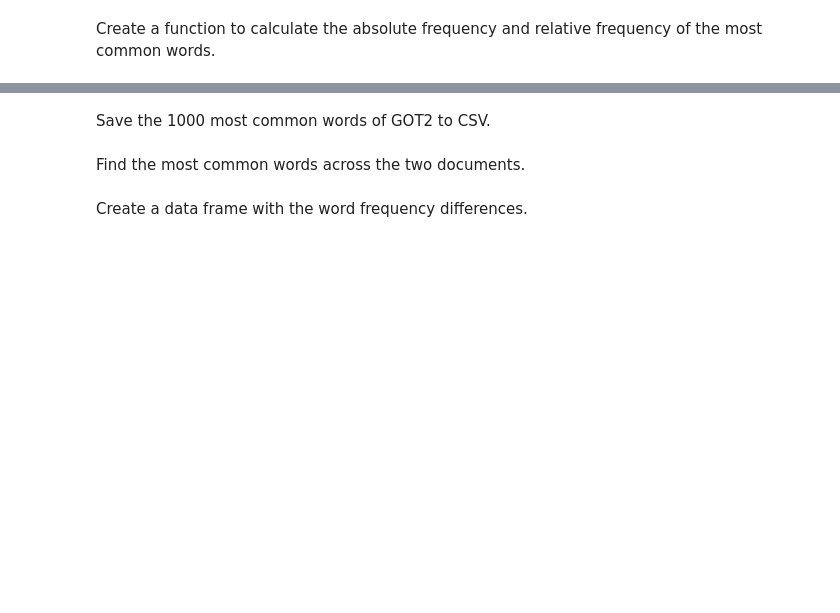
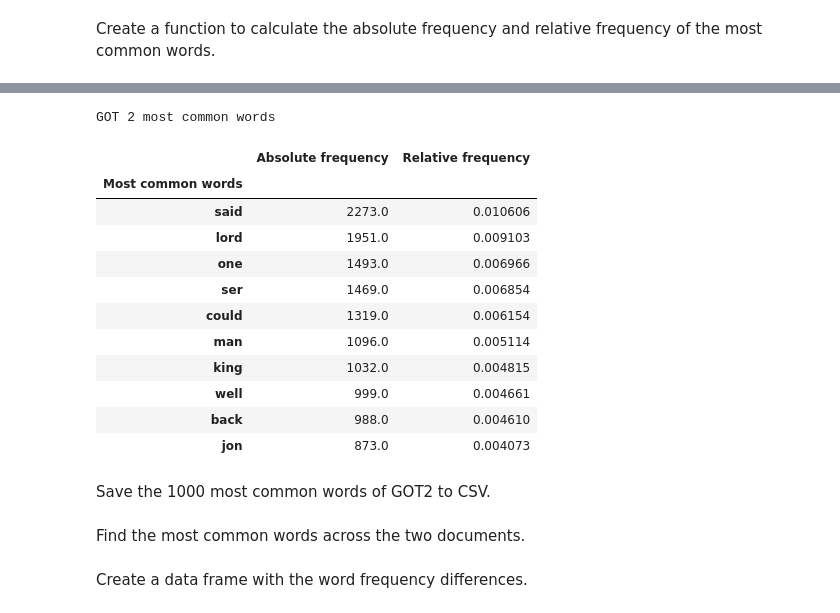
Before and after one commit to epolintan/GOT-Text-Analysis, a Jupyter notebook: GOT Analysis.ipynb, the cells around one changed output, grey strips where cells are left out. Saved outputs shown, nothing was run; the diff lists cells and outputs as text; code cells hidden in the pictures; blank space fills up the shorter version.

```diff
--- a/GOT Analysis.ipynb
+++ b/GOT Analysis.ipynb
@@ -81,8 +109,23 @@ je_df = make_df(g1_counter.most_common(1000), g1_size)
 je_df.to_csv("G1_1000.csv")
 # %%
 # Calculate the most common words of GOT2 then display the 20 most common
+print('GOT 2 most common words')
 g2_counter, g2_size = get_text_counter(got2)
-make_df(g2_counter.most_common(20), g2_size)
+make_df(g2_counter.most_common(10), g2_size)
+# %% [output]
+GOT 2 most common words
+|  | Absolute frequency | Relative frequency |
+| Most common words |  |  |
+| said | 2273.0 | 0.010606 |
+| lord | 1951.0 | 0.009103 |
+| one | 1493.0 | 0.006966 |
+| ser | 1469.0 | 0.006854 |
+| could | 1319.0 | 0.006154 |
+| man | 1096.0 | 0.005114 |
+| king | 1032.0 | 0.004815 |
+| well | 999.0 | 0.004661 |
+| back | 988.0 | 0.004610 |
+| jon | 873.0 | 0.004073 |
 # %% [markdown]
 Save the 1000 most common words of GOT2 to CSV.
 # %%
```
Also changed, not shown: parts of 15 cells of this notebook.
